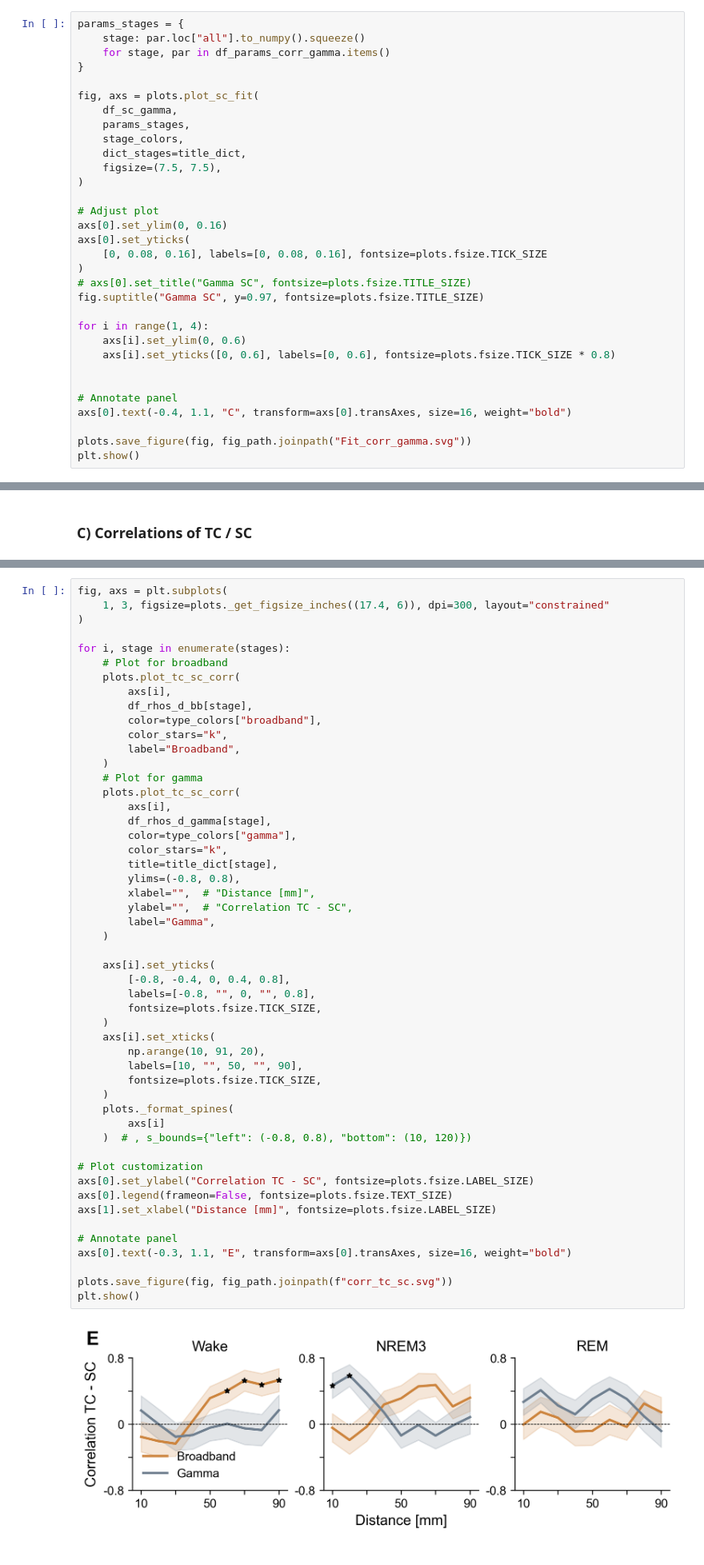
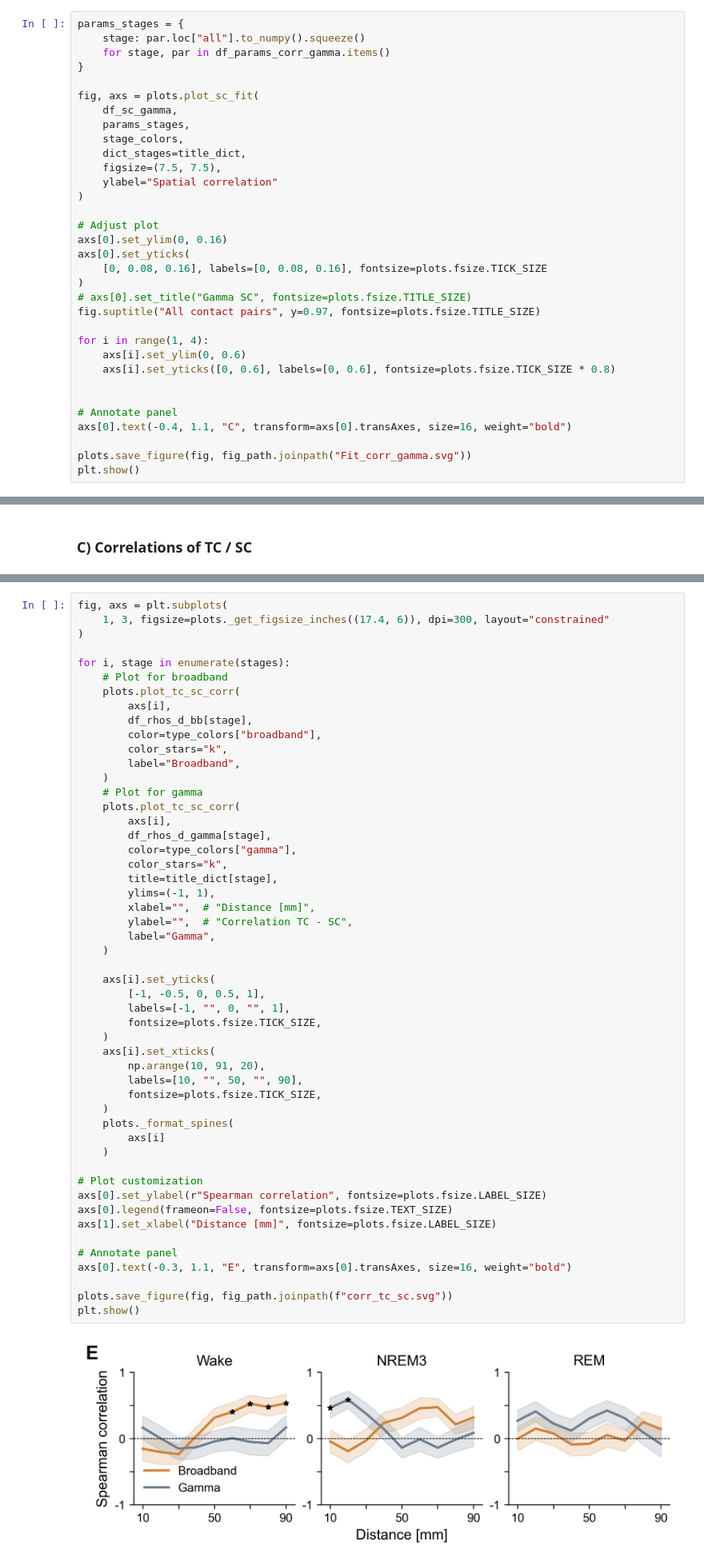
Before and after one commit to cusinatr/MNI-Analysis, a Jupyter notebook: Analysis/Figures/Fig_sc.ipynb, the cells around one changed output, grey strips where cells are left out. Shown at 80% size. Cells and saved outputs as stored; diff of their text form.

```diff
--- a/Analysis/Figures/Fig_sc.ipynb
+++ b/Analysis/Figures/Fig_sc.ipynb
@@ -119,6 +120,7 @@ fig, axs = plots.plot_sc_fit(
     stage_colors,
     dict_stages=title_dict,
     figsize=(7.5, 7.5),
+    ylabel="Spatial correlation"
 )
 
 # Adjust plot
@@ -127,7 +129,7 @@ axs[0].set_yticks(
     [0, 0.08, 0.16], labels=[0, 0.08, 0.16], fontsize=plots.fsize.TICK_SIZE
 )
 # axs[0].set_title("Gamma SC", fontsize=plots.fsize.TITLE_SIZE)
-fig.suptitle("Gamma SC", y=0.97, fontsize=plots.fsize.TITLE_SIZE)
+fig.suptitle("All contact pairs", y=0.97, fontsize=plots.fsize.TITLE_SIZE)
 
 for i in range(1, 4):
     axs[i].set_ylim(0, 0.6)
@@ -390,36 +392,36 @@ for i, stage in enumerate(stages):
         df_rhos_d_gamma[stage],
         color=type_colors["gamma"],
         color_stars="k",
         title=title_dict[stage],
-        ylims=(-0.8, 0.8),
+        ylims=(-1, 1),
         xlabel="",  # "Distance [mm]",
         ylabel="",  # "Correlation TC - SC",
         label="Gamma",
     )
 
     axs[i].set_yticks(
-        [-0.8, -0.4, 0, 0.4, 0.8],
-        labels=[-0.8, "", 0, "", 0.8],
+        [-1, -0.5, 0, 0.5, 1],
+        labels=[-1, "", 0, "", 1],
         fontsize=plots.fsize.TICK_SIZE,
     )
     axs[i].set_xticks(
         np.arange(10, 91, 20),
         labels=[10, "", 50, "", 90],
         fontsize=plots.fsize.TICK_SIZE,
     )
     plots._format_spines(
         axs[i]
-    )  # , s_bounds={"left": (-0.8, 0.8), "bottom": (10, 120)})
+    )
 
 # Plot customization
-axs[0].set_ylabel("Correlation TC - SC", fontsize=plots.fsize.LABEL_SIZE)
+axs[0].set_ylabel(r"Spearman correlation", fontsize=plots.fsize.LABEL_SIZE)
 axs[0].legend(frameon=False, fontsize=plots.fsize.TEXT_SIZE)
 axs[1].set_xlabel("Distance [mm]", fontsize=plots.fsize.LABEL_SIZE)
 
 # Annotate panel
 axs[0].text(-0.3, 1.1, "E", transform=axs[0].transAxes, size=16, weight="bold")
 
 plots.save_figure(fig, fig_path.joinpath(f"corr_tc_sc.svg"))
 plt.show()
 # %% [output]
-[figure, old version]
+[figure, new version]
```
Also changed, not shown: parts of 16 cells of this notebook, 3 other files.
